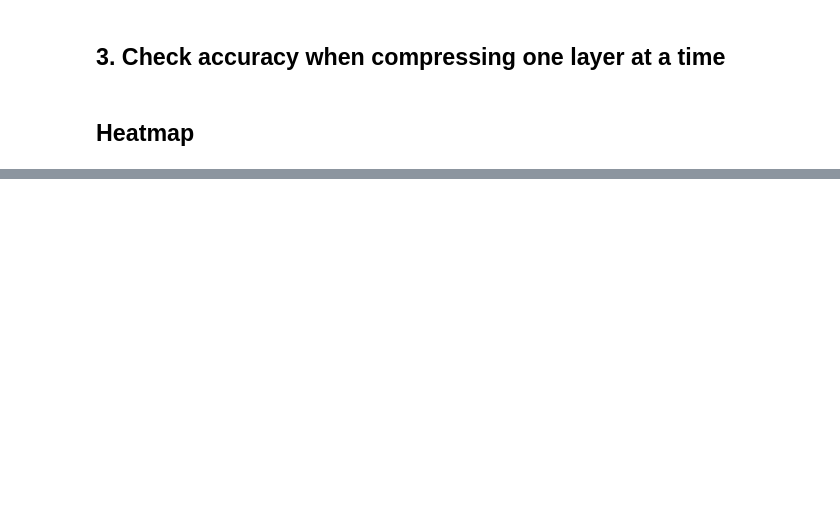
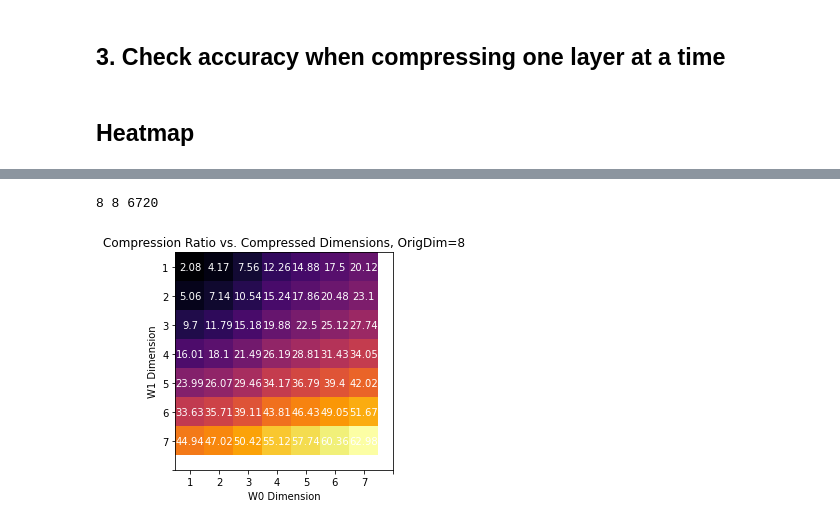
Before and after one commit to aaronleesander/DMRG-inspired-Algorithms-for-Neural-Network-Compression, a Jupyter notebook: DMRG/MPO_Net_Compression.ipynb, the cells around one changed output, grey strips where cells are left out. Saved outputs shown, nothing was run; the diff lists cells and outputs as text; code cells hidden in the pictures; blank space fills up the shorter version.

```diff
--- a/DMRG/MPO_Net_Compression.ipynb
+++ b/DMRG/MPO_Net_Compression.ipynb
@@ -617,0 +529,32 @@ KeyboardInterrupt:
+# %%
+orig_params = calculate_params(MPS_0)+calculate_params(MPS_1)
+print(D, D, orig_params)
+params_matrix = []
+compression_ratio_matrix = []
+for i in range(len(compressed_MPS_0)):
+    compression_ratio = []
+    for j in range(len(compressed_MPS_1)):
+        params = calculate_params(compressed_MPS_0[i]) + calculate_params(compressed_MPS_1[j])
+        compression_ratio.append(round(params/orig_params*100, 2))
+    compression_ratio_matrix.append(compression_ratio)
+
+fig, ax = plt.subplots()
+im = ax.imshow(compression_ratio_matrix, cmap='inferno')
+
+ax.set_xticks(np.arange(len(compressed_MPS_0)+1))
+ax.set_yticks(np.arange(len(compressed_MPS_1)+1))
+ax.set_xticklabels(np.arange(1, len(compressed_MPS_0)+1))
+ax.set_yticklabels(np.arange(1, len(compressed_MPS_1)+1))
+
+plt.xlabel('W0 Dimension')
+plt.ylabel('W1 Dimension')
+plt.title('Compression Ratio vs. Compressed Dimensions, OrigDim=%d' % D)
+
+# Loop over data dimensions and create text annotations.
+for i in range(len(compressed_MPS_0)):
+    for j in range(len(compressed_MPS_1)):
+        text = ax.text(j, i, np.round(compression_ratio_matrix[i][j], 2),
+                       ha="center", va="center", color="w")
+# %% [output]
+8 8 6720
+[figure, added]
```
Also changed, not shown: parts of 18 cells of this notebook.
